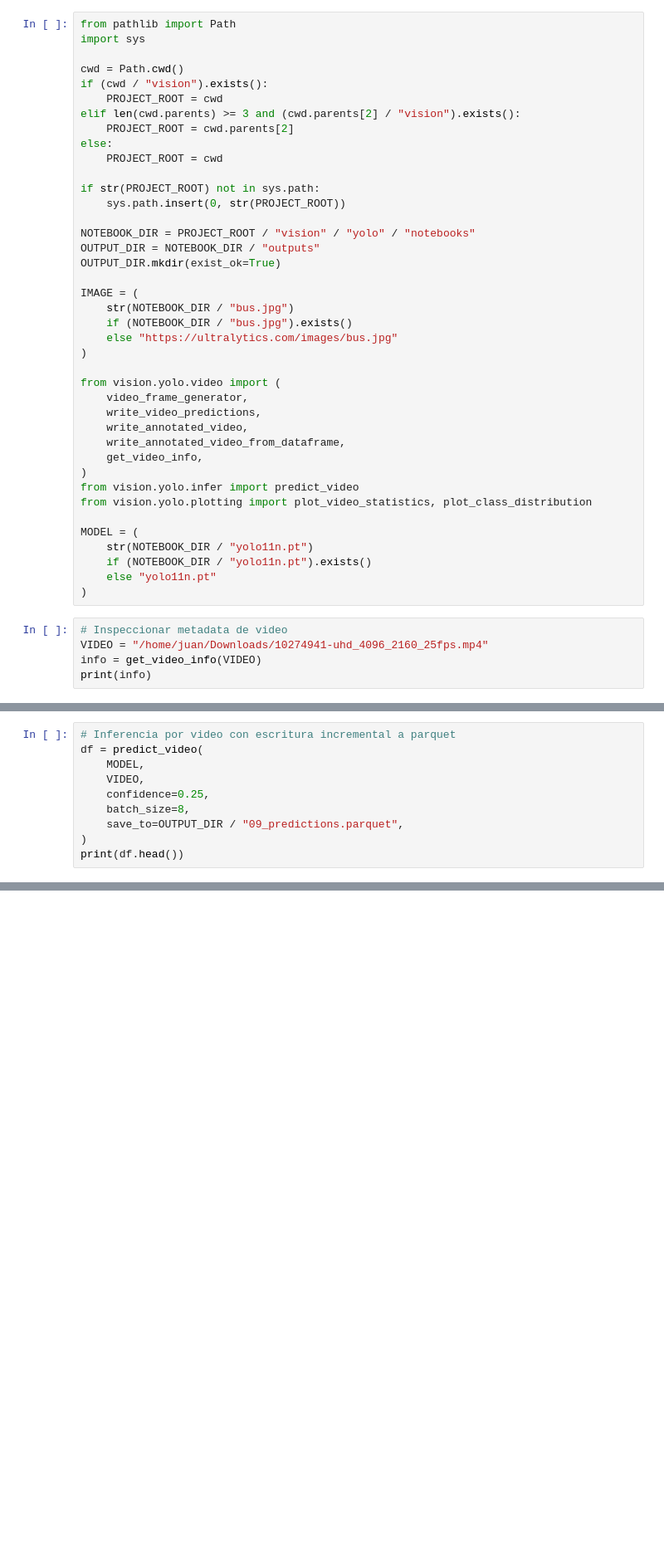
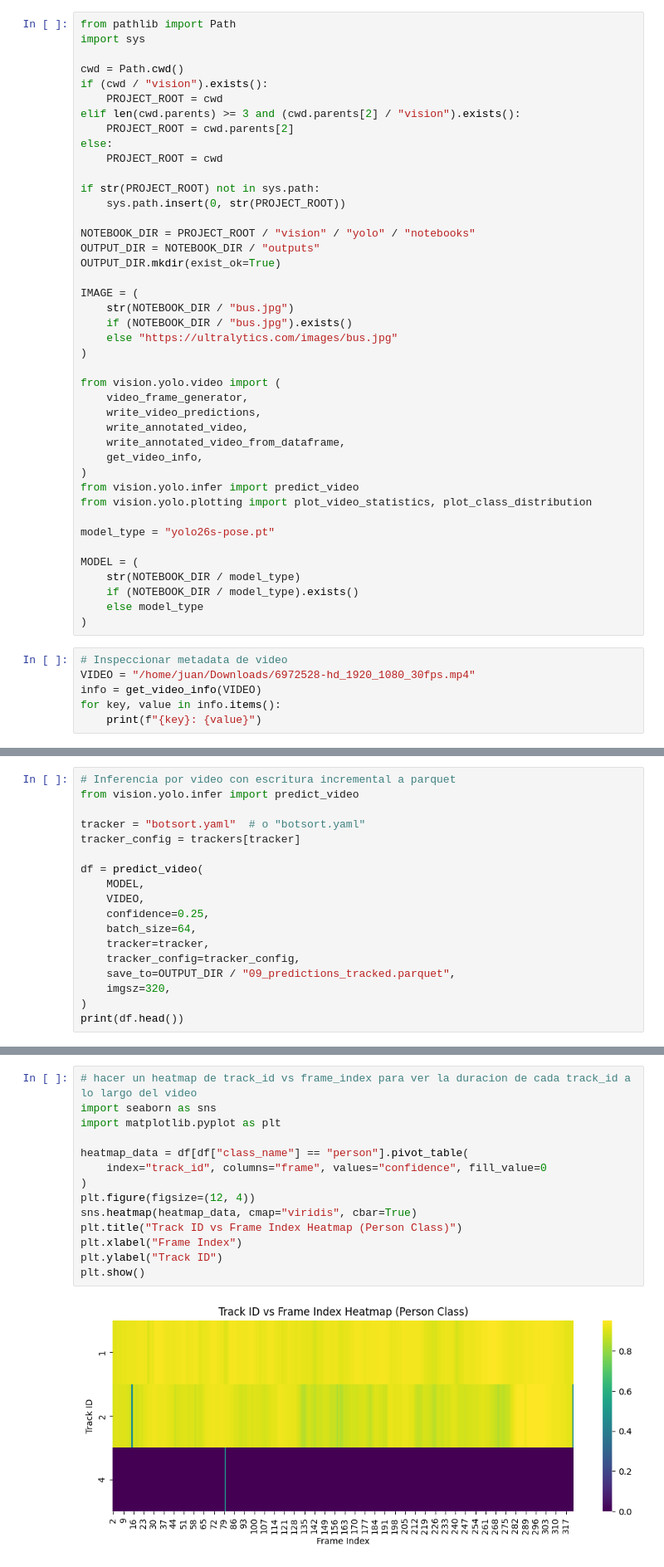
Before and after one commit to juanjosecas/ultrawrapper, a Jupyter notebook: vision/yolo/notebooks/09_video_processing.ipynb, the cells around one changed output, grey strips where cells are left out. Shown at 83% size. Cells and saved outputs as stored; diff of their text form; blank space fills up the shorter version.

```diff
--- a/vision/yolo/notebooks/09_video_processing.ipynb
+++ b/vision/yolo/notebooks/09_video_processing.ipynb
@@ -37,14 +37,17 @@ from vision.yolo.video import (
 from vision.yolo.infer import predict_video
 from vision.yolo.plotting import plot_video_statistics, plot_class_distribution
 
+model_type = "yolo26s-pose.pt"
+
 MODEL = (
-    str(NOTEBOOK_DIR / "yolo11n.pt")
-    if (NOTEBOOK_DIR / "yolo11n.pt").exists()
-    else "yolo11n.pt"
+    str(NOTEBOOK_DIR / model_type)
+    if (NOTEBOOK_DIR / model_type).exists()
+    else model_type
 )
 # %%
 # Inspeccionar metadata de video
-VIDEO = "/home/juan/Downloads/10274941-uhd_4096_2160_25fps.mp4"
+VIDEO = "/home/juan/Downloads/6972528-hd_1920_1080_30fps.mp4"
 info = get_video_info(VIDEO)
-print(info)
+for key, value in info.items():
+    print(f"{key}: {value}")
 # %% [output]
@@ -64,11 +98,19 @@ Batch frames=16..23 shape=(1440, 2732, 3) ts=0.64
 # %%
 # Inferencia por video con escritura incremental a parquet
+from vision.yolo.infer import predict_video
+
+tracker = "botsort.yaml"  # o "botsort.yaml"
+tracker_config = trackers[tracker]
+
 df = predict_video(
     MODEL,
     VIDEO,
     confidence=0.25,
-    batch_size=8,
-    save_to=OUTPUT_DIR / "09_predictions.parquet",
+    batch_size=64,
+    tracker=tracker,
+    tracker_config=tracker_config,
+    save_to=OUTPUT_DIR / "09_predictions_tracked.parquet",
+    imgsz=320,
 )
 print(df.head())
 # %% [output]
@@ -88,3 +162,19 @@ print(df.head())
+# %%
+# hacer un heatmap de track_id vs frame_index para ver la duracion de cada track_id a lo largo del video
+import seaborn as sns
+import matplotlib.pyplot as plt
+
+heatmap_data = df[df["class_name"] == "person"].pivot_table(
+    index="track_id", columns="frame", values="confidence", fill_value=0
+)
+plt.figure(figsize=(12, 4))
+sns.heatmap(heatmap_data, cmap="viridis", cbar=True)
+plt.title("Track ID vs Frame Index Heatmap (Person Class)")
+plt.xlabel("Frame Index")
+plt.ylabel("Track ID")
+plt.show()
+# %% [output]
+[figure, added]
 # %%
 # Crear un video anotado desde el DataFrame ya generado por predict_video
 # No vuelve a correr el modelo: usa df o el parquet guardado en la celda anterior.
```
Also changed, not shown: parts of 11 cells of this notebook, 14 other files.
